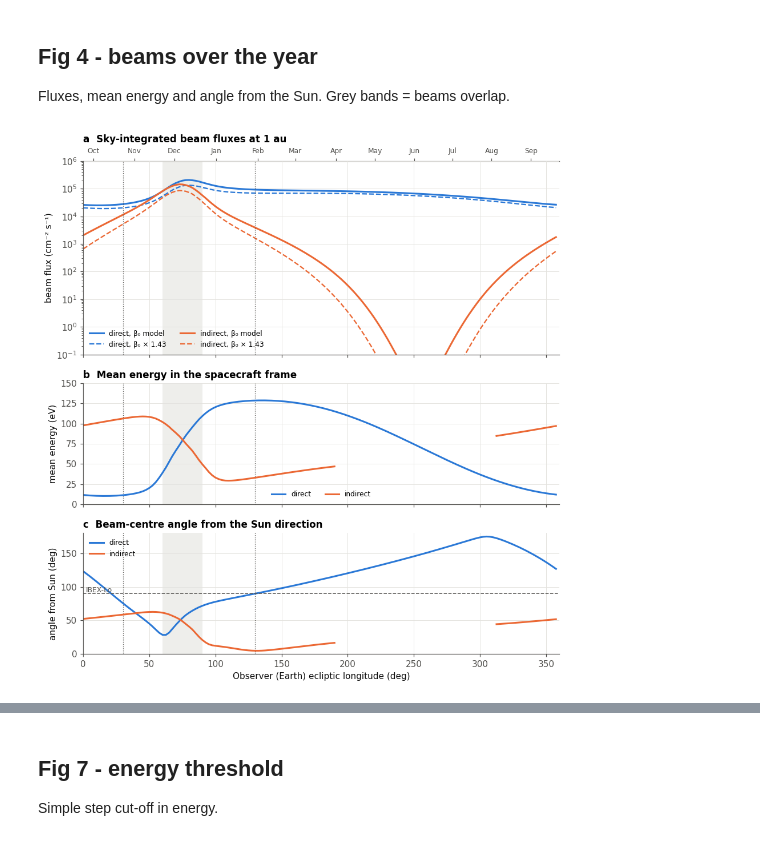
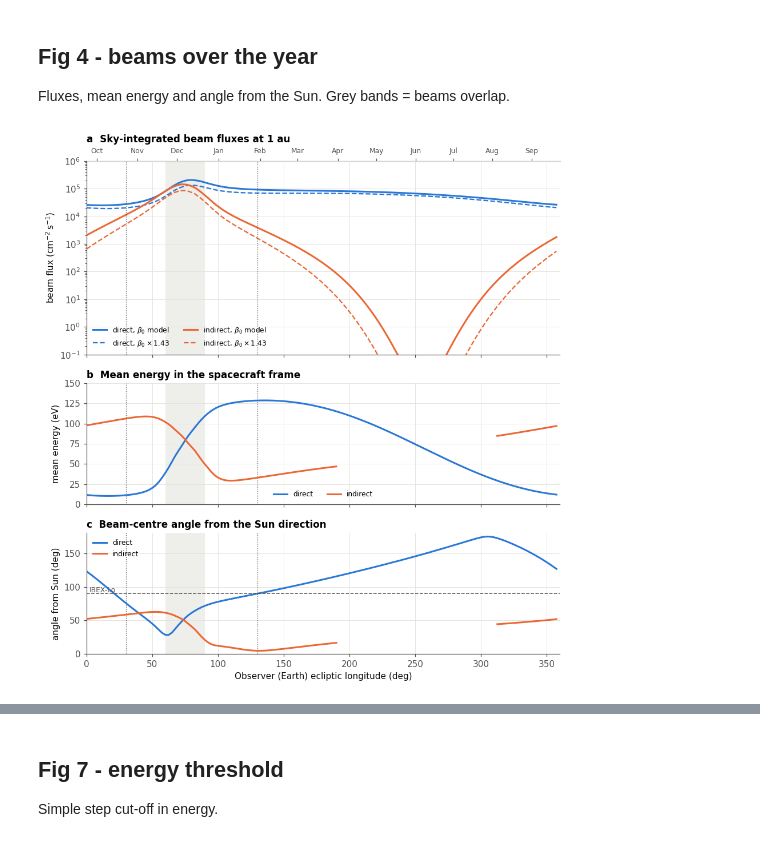
Before and after one commit to KishanDeka/ISN-He-beams, a Jupyter notebook: notebooks/plot_figures.ipynb, the cells around one changed output, grey strips where cells are left out. Saved outputs shown, nothing was run; the diff lists cells and outputs as text; code cells hidden in the pictures.

```diff
--- a/notebooks/plot_figures.ipynb
+++ b/notebooks/plot_figures.ipynb
@@ -160,11 +160,11 @@ styles = {0.0: (INK2, ":"), 0.7e-7: (INK2, "--"), 1.0e-7: (INK, "-"), 1.43e-7: (
 for j, b in enumerate(betas_d):
     col, ls = styles.get(round(b, 12), (INK2, "-"))
     ax.plot(lons_d, den["n_all"][:, j], color=col, ls=ls, lw=1.6,
-            label=f"total, β₀ = {b*1e7:.2f}×10⁻⁷ s⁻¹")
+            label=r"total, $\beta_0 = %.2f \times 10^{-7}\,\mathrm{s}^{-1}$" % (b * 1e7))
 jm = int(np.argmin(np.abs(betas_d - BETA_MODEL)))
-ax.plot(lons_d, den["n_dir"][:, jm], color=C_DIR, lw=1.4, label="direct part (β₀ = 1.0×10⁻⁷ s⁻¹)")
-ax.plot(lons_d, den["n_ind"][:, jm], color=C_IND, lw=1.4, label="indirect part (β₀ = 1.0×10⁻⁷ s⁻¹)")
-ax.axhline(P.density, color=C_ALT, lw=1.0, zorder=0, label="n at infinity")
+ax.plot(lons_d, den["n_dir"][:, jm], color=C_DIR, lw=1.4, label=r"direct part ($\beta_0 = 1.0 \times 10^{-7}\,\mathrm{s}^{-1}$)")
+ax.plot(lons_d, den["n_ind"][:, jm], color=C_IND, lw=1.4, label=r"indirect part ($\beta_0 = 1.0 \times 10^{-7}\,\mathrm{s}^{-1}$)")
+ax.axhline(P.density, color=C_ALT, lw=1.0, zorder=0, label=r"$n$ at infinity")
 ax.set_ylim(3e-4, 0.5)
 for x, t in [(P.lon, "upwind"), ((P.lon + 180) % 360, "downwind")]:
     ax.axvline(x, color=INK2, lw=0.8, ls=":")
@@ -174,7 +174,7 @@ ax.annotate("Swaczyna+2025\n(solar min.)", (P.lon, 0.010), xytext=(8, 20),
             textcoords="offset points", fontsize=8, color=INK)
 ax.set_yscale("log")
 ax.set_xlabel("Ecliptic longitude of the point at 1 au (deg)")
-ax.set_ylabel("ISN He density (cm⁻³)")
+ax.set_ylabel(r"ISN He density ($\mathrm{cm}^{-3}$)")
 ax.set_xlim(0, 360)
 ax.legend(fontsize=7.5, ncol=2, loc="lower center", bbox_to_anchor=(0.42, 0.06))
 ax.set_title("ISN He density along Earth's orbit")
@@ -206,11 +206,11 @@ for ax, olon in zip(axes, show):
     ax.plot(sun_lon, 0, "o", ms=10, color="#eda100", mec=INK2)
     ax.text(sun_lon + 3, 3, "Sun", fontsize=8, color=INK)
     # scan circles
-    circles = [(90.0, "--", "IBEX-Lo (90°)")]
+    circles = [(90.0, "--", r"IBEX-Lo (90$^\circ$)")]
     if olon == LON_IND:
         ci = at_lon(ann["cen_ind"], olon)
         piv = float(angular_distance(sun_lon, 0.0, ci[0], ci[1]))
-        circles.append((piv, "-", f"pivot {piv:.0f}° (through indirect beam)"))
+        circles.append((piv, "-", r"pivot %.0f$^\circ$ (through indirect beam)" % piv))
     for pv, ls, lab in circles:
         _, clon, clat, _ = scan_circle(tot, grid, olon, pv, n_points=1440)
         jumps = np.where(np.abs(np.diff(clon)) > 10)[0]
@@ -223,7 +223,8 @@ for ax, olon in zip(axes, show):
     ax.set_xlabel("Arrival-direction ecliptic longitude (deg)")
     ax.set_ylabel("latitude (deg)")
     date = {LON_IND: "late October", LON_DIR: "early February"}[olon]
-    ax.set_title(f"Observer at {olon:.0f}° ({date}), β₀ = {sky['betas'][jb]*1e7:.1f}×10⁻⁷ s⁻¹", fontsize=10)
+    ax.set_title(r"Observer at %.0f$^\circ$ (%s), $\beta_0 = %.1f \times 10^{-7}\,\mathrm{s}^{-1}$"
+                 % (olon, date, sky["betas"][jb] * 1e7), fontsize=10)
     ax.legend(fontsize=8, loc="lower left", ncol=2)
     ax.grid(False)
 fig.tight_layout(); save(fig, "fig3_skymaps")
@@ -253,37 +254,37 @@ fig, axes = plt.subplots(3, 1, figsize=(8.5, 9), sharex=True,
                          gridspec_kw=dict(height_ratios=[1.6, 1, 1]))
 ax = axes[0]
 for F, col, name in [(Fd, C_DIR, "direct"), (Fi, C_IND, "indirect")]:
-    ax.plot(L, log_interp_beta(B, F, BETA_MODEL), color=col, label=f"{name}, β₀ model")
+    ax.plot(L, log_interp_beta(B, F, BETA_MODEL), color=col, label=r"%s, $\beta_0$ model" % name)
     ax.plot(L, log_interp_beta(B, F, BETA_ENH), color=col, ls="--", lw=1.5,
-            label=f"{name}, β₀ × 1.43")
+            label=r"%s, $\beta_0 \times 1.43$" % name)
 ax.set_yscale("log"); ax.set_ylim(1e-1, 1e6)
-ax.set_ylabel("beam flux (cm⁻² s⁻¹)")
+ax.set_ylabel(r"beam flux ($\mathrm{cm}^{-2}\,\mathrm{s}^{-1}$)")
 ax.legend(fontsize=8, ncol=2, loc="lower left")
 ax.set_title("a  Sky-integrated beam fluxes at 1 au")
 for x in (LON_DIR, LON_IND):
     for a in axes:
         a.axvline(x, color=INK2, lw=0.8, ls=":")
 shade_blend(ax); add_month_axis(ax)
 
 ax = axes[1]
 ax.plot(L, ann["E_dir"], color=C_DIR, label="direct")
 ax.plot(L, masked(ann["E_ind"]), color=C_IND, label="indirect")
 ax.set_ylabel("mean energy (eV)"); ax.set_ylim(0, 150)
 ax.legend(fontsize=8, loc="lower center", ncol=2)
 ax.set_title("b  Mean energy in the spacecraft frame"); shade_blend(ax)
 
 ax = axes[2]
 ax.plot(L, piv_d, color=C_DIR, label="direct")
 ax.plot(L, masked(piv_i), color=C_IND, label="indirect")
 ax.axhline(90, color=INK2, lw=1, ls="--"); ax.text(2, 92, "IBEX-Lo", fontsize=8, color=INK2)
 ax.set_ylim(0, 180); ax.set_ylabel("angle from Sun (deg)")
 ax.set_xlabel("Observer (Earth) ecliptic longitude (deg)")
 ax.set_title("c  Beam-centre angle from the Sun direction"); ax.legend(fontsize=8, loc="upper left")
 shade_blend(ax)
 ax.set_xlim(0, 360)
 fig.tight_layout(); save(fig, "fig4_annual_beams")
 # %% [output]
-[figure, old version]
+[figure, new version]
 # %% [markdown]
 ## Fig 5 - exposure and response
 
```
Also changed, not shown: parts of 13 cells of this notebook, 18 other files.
